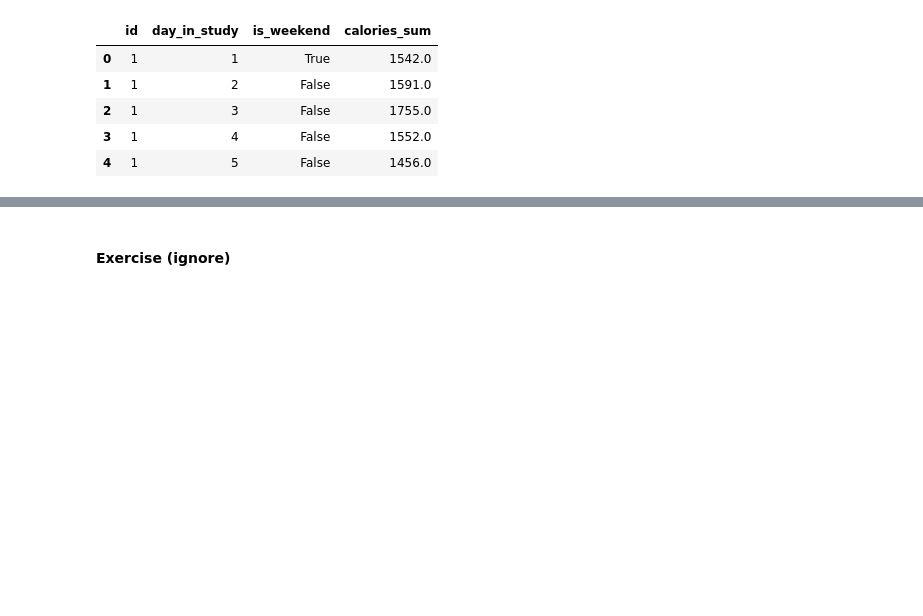
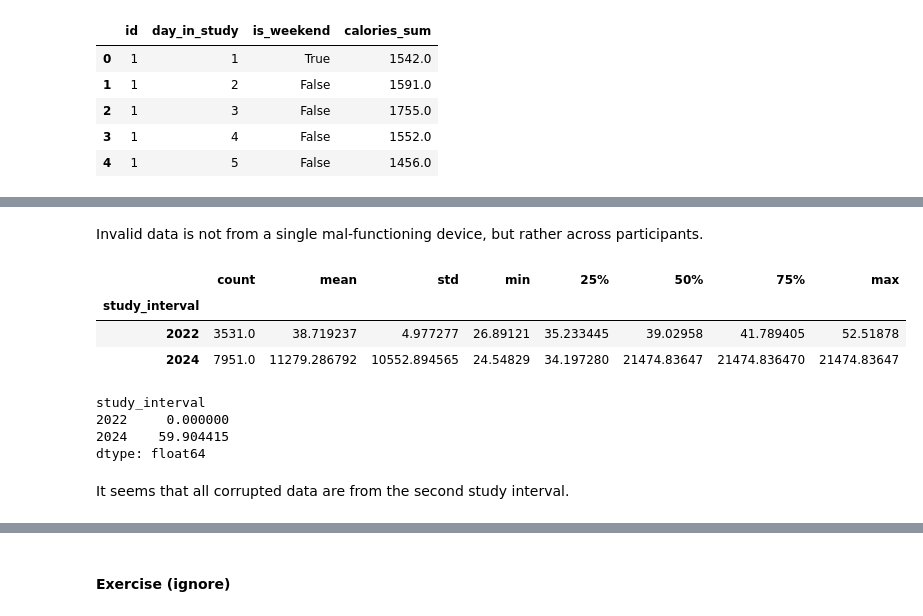
Before and after one commit to EstelleWang-UofT/ML-for-Women, a Jupyter notebook: notebooks/physical activity/preprocessing and merging.ipynb, the cells around one changed output, grey strips where cells are left out. Drawn from its saved outputs; the diff is of its cells as text; code cells hidden in the pictures; blank space fills up the shorter version.

```diff
--- a/notebooks/physical activity/preprocessing and merging.ipynb
+++ b/notebooks/physical activity/preprocessing and merging.ipynb
@@ -89,0 +164,25 @@ daily_calories.head()
+# %% [markdown]
+Invalid data is not from a single mal-functioning device, but rather across participants.
+# %%
+demographic_vo2_max.groupby("study_interval")[
+    "filtered_demographic_vo2_max"
+].describe()
+# %% [output]
+|  | count | mean | std | min | 25% | 50% | 75% | max |
+| study_interval |  |  |  |  |  |  |  |  |
+| 2022 | 3531.0 | 38.719237 | 4.977277 | 26.89121 | 35.233445 | 39.02958 | 41.789405 | 52.51878 |
+| 2024 | 7951.0 | 11279.286792 | 10552.894565 | 24.54829 | 34.197280 | 21474.83647 | 21474.836470 | 21474.83647 |
+# %%
+demographic_vo2_max.groupby("study_interval").apply(
+    lambda x: (
+        (x["filtered_demographic_vo2_max"] > 100) |
+        (x["filtered_demographic_vo2_max"] < 10)
+    ).mean() * 100
+)
+# %% [output]
+study_interval
+2022     0.000000
+2024    59.904415
+dtype: float64
+# %% [markdown]
+It seems that all corrupted data are from the second study interval.
```
Also changed, not shown: parts of 18 cells of this notebook.
